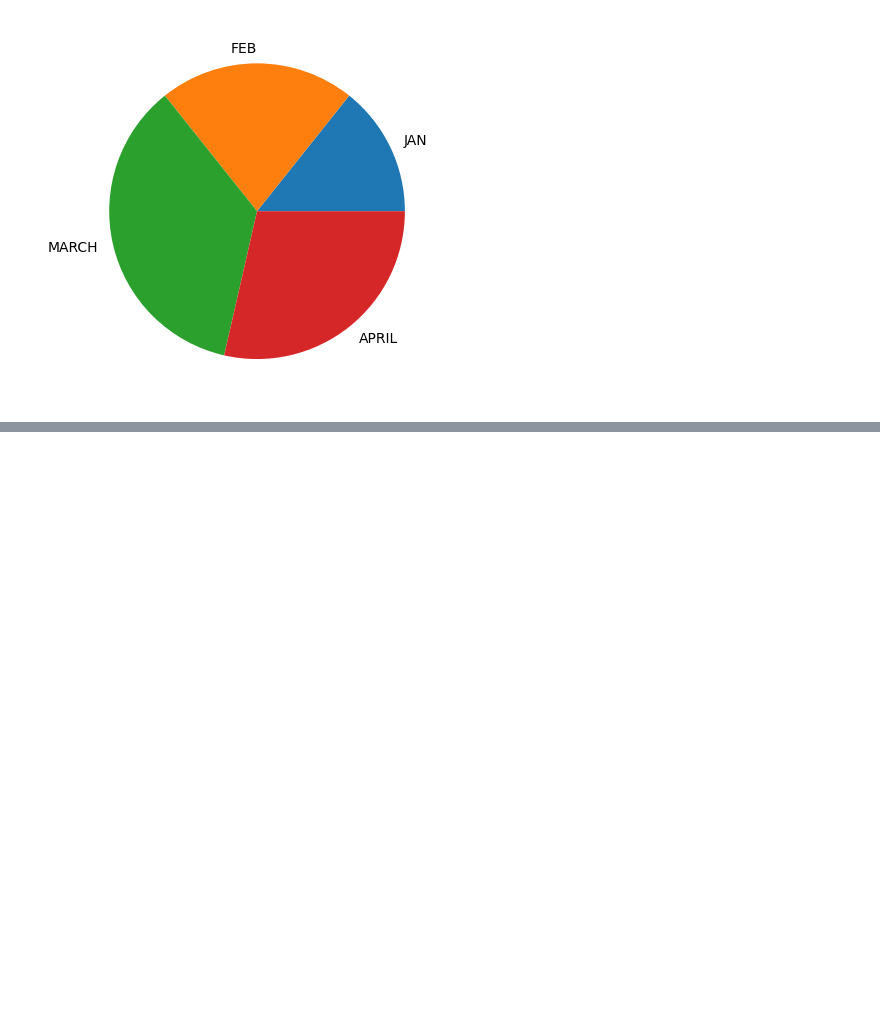
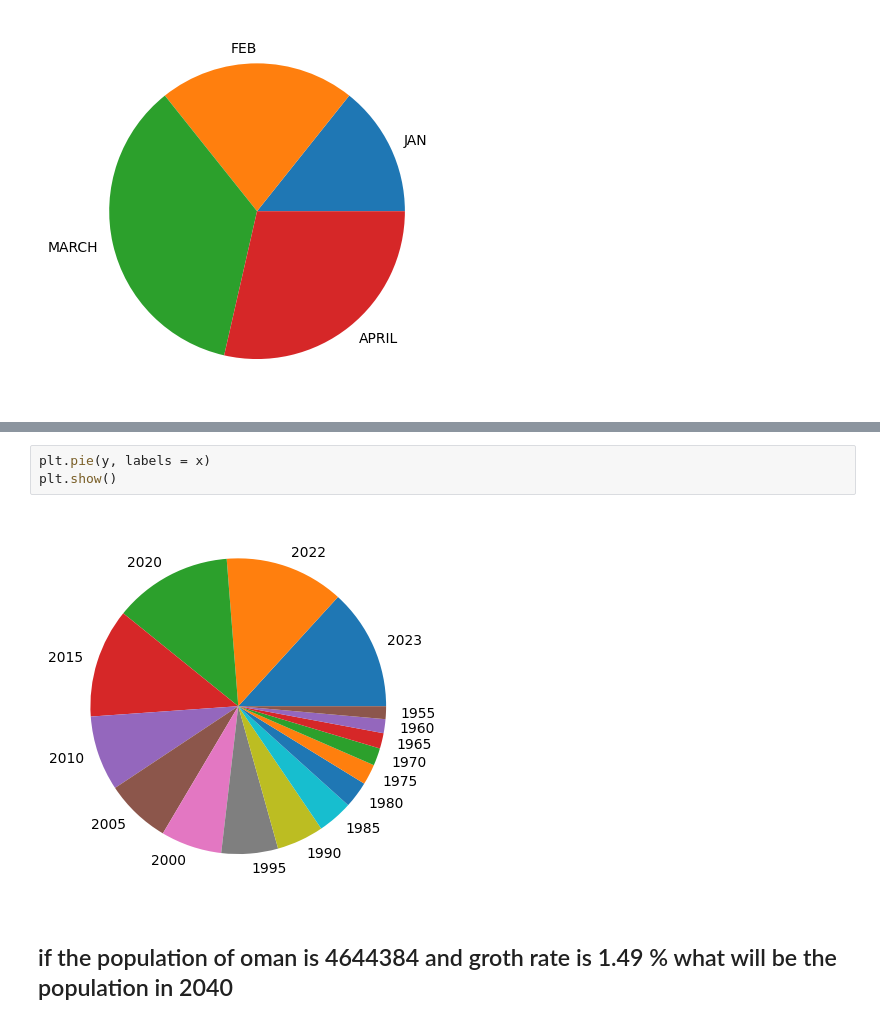
Before and after one commit to Alblooshi-Moh/Python-Project-1, a Jupyter notebook: Grap.ipynb, the cells around one changed output, grey strips where cells are left out. Saved outputs shown, nothing was run; the diff lists cells and outputs as text; blank space fills up the shorter version.

```diff
--- a/Grap.ipynb
+++ b/Grap.ipynb
@@ -58,0 +76,7 @@ plt.show()
+# %%
+plt.pie(y, labels = x)
+plt.show()
+# %% [output]
+[figure, added]
+# %% [markdown]
+## if the population of oman is 4644384 and groth rate is 1.49 % what will be the population in 2040
```
Also changed, not shown: parts of 6 cells of this notebook.
